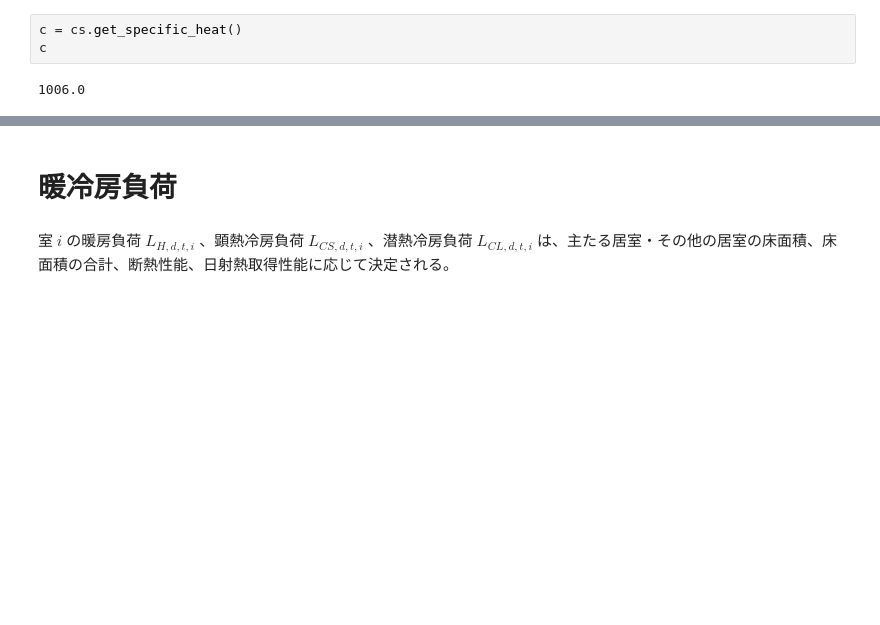
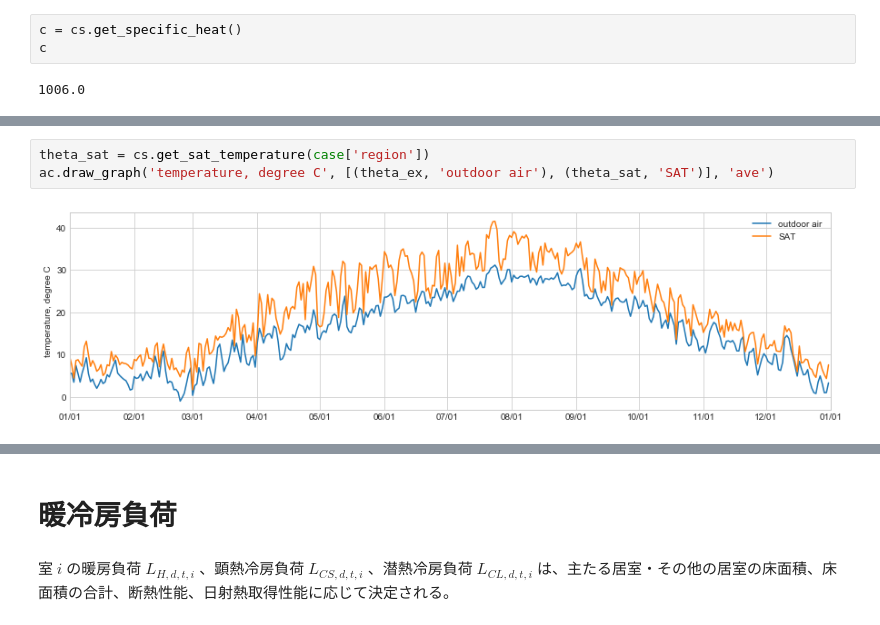
Before and after one commit to HisashiMiura/duct_type_central_hc_system, a Jupyter notebook: explain_functions.ipynb, the cells around one changed output, grey strips where cells are left out. Saved outputs shown, nothing was run; the diff lists cells and outputs as text; blank space fills up the shorter version.

```diff
--- a/explain_functions.ipynb
+++ b/explain_functions.ipynb
@@ -60,0 +88,5 @@ psi
+# %%
+theta_sat = cs.get_sat_temperature(case['region'])
+ac.draw_graph('temperature, degree C', [(theta_ex, 'outdoor air'), (theta_sat, 'SAT')], 'ave')
+# %% [output]
+[figure, added]
```
Also changed, not shown: parts of 32 cells of this notebook, 1 other file.
